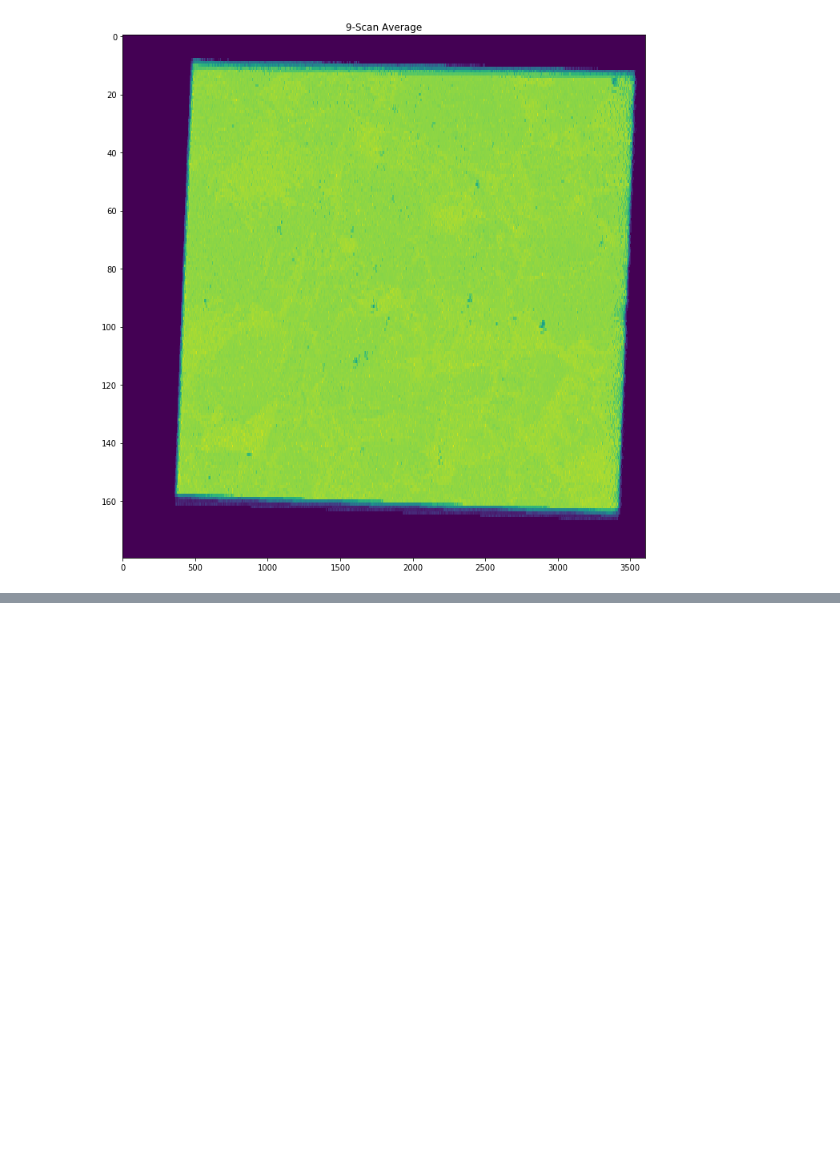
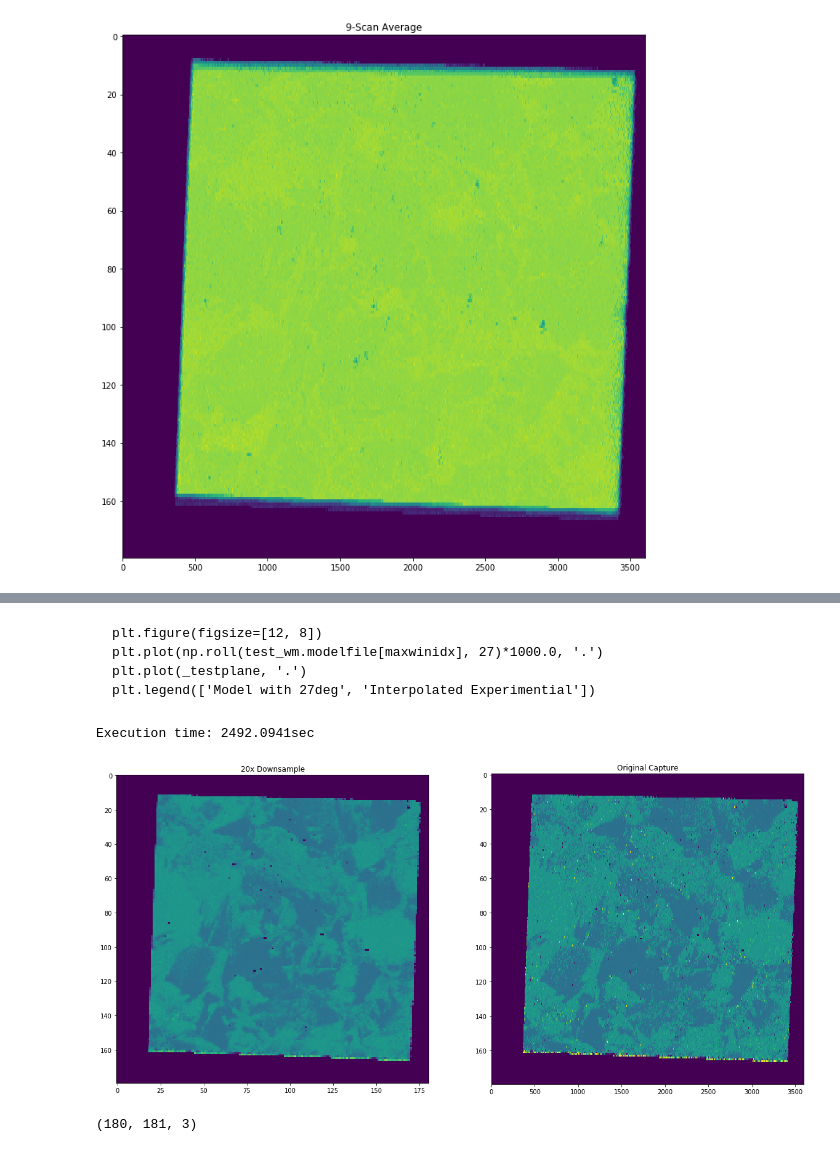
Before and after one commit to TKAles/visu, a Jupyter notebook: POC/TekCollection Test Harness.ipynb, the cells around one changed output, grey strips where cells are left out. Cells and saved outputs as stored; diff of their text form; code cells hidden in the pictures; blank space fills up the shorter version.

````diff
--- a/POC/TekCollection Test Harness.ipynb
+++ b/POC/TekCollection Test Harness.ipynb
@@ -176,0 +372,7 @@ plt.plot(interpangles, interpolated_velocitymap[15, 2000, :])
+# %% [markdown]
+```
+plt.figure(figsize=[12, 8])
+plt.plot(np.roll(test_wm.modelfile[maxwinidx], 27)*1000.0, '.')
+plt.plot(_testplane, '.')
+plt.legend(['Model with 27deg', 'Interpolated Experimential'])
+```
@@ -176,0 +394,35 @@ plt.plot(interpangles, interpolated_velocitymap[15, 2000, :])
+# %%
+from skimage.measure import block_reduce
+from tqdm.notebook import tqdm
+# Downsampling Tests
+downsample = 20
+interpolated_velocitymap_ds = block_reduce(interpolated_velocitymap,
+                                block_size=(1,downsample,1), func=np.mean)
+s3 = time.time()
+rowdata_ds = interpolated_velocitymap_ds[15,:,:]
+mapresults = []
+mpool = Pool(processes=12)
+for row in tqdm(range(0,interpolated_velocitymap_ds.shape[0])):
+    results = []
+    rowdata_ds = interpolated_velocitymap_ds[row,:,:]
+    results = mpool.map(compare_against_model_maxc, [rowdata_ds[x,:] for x in range(0, interpolated_velocitymap_ds.shape[1])])
+
+    results = np.array(results)
+    mapresults.append(results)
+npmapresults = np.array(mapresults)
+s4 = time.time()
+print("Execution time: {0:.4f}sec".format(s4-s3))
+# %% [output]
+Execution time: 2492.0941sec
+# %%
+plt.figure(figsize=[20,30])
+ax1 = plt.subplot("121")
+plt.imshow(interpolated_velocitymap_ds[:,:,0], aspect=(3601/downsample)/181)
+plt.clim(2000,4000)
+plt.title("{0}x Downsample".format(downsample))
+ax2 = plt.subplot("122")
+plt.imshow(interpolated_velocitymap[:,:,0], aspect=3601/181)
+plt.title("Original Capture")
+plt.clim(2000,4000)
+# %% [output]
+[figure, added]
@@ -176,0 +433,4 @@ plt.plot(interpangles, interpolated_velocitymap[15, 2000, :])
+# %%
+npmapresults.shape
+# %% [output]
+(180, 181, 3)
````
Also changed, not shown: parts of 32 cells of this notebook, 7 other files.
